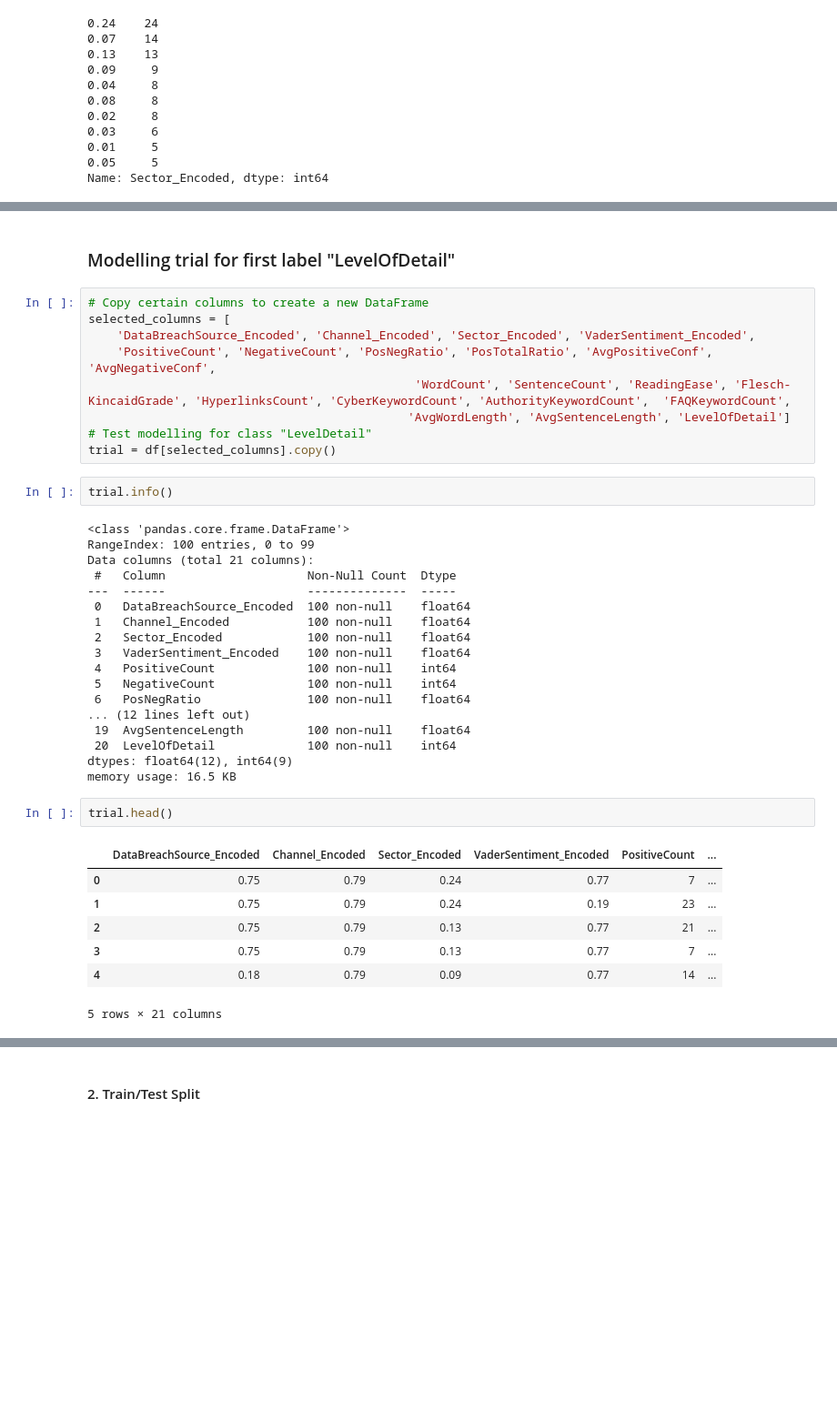
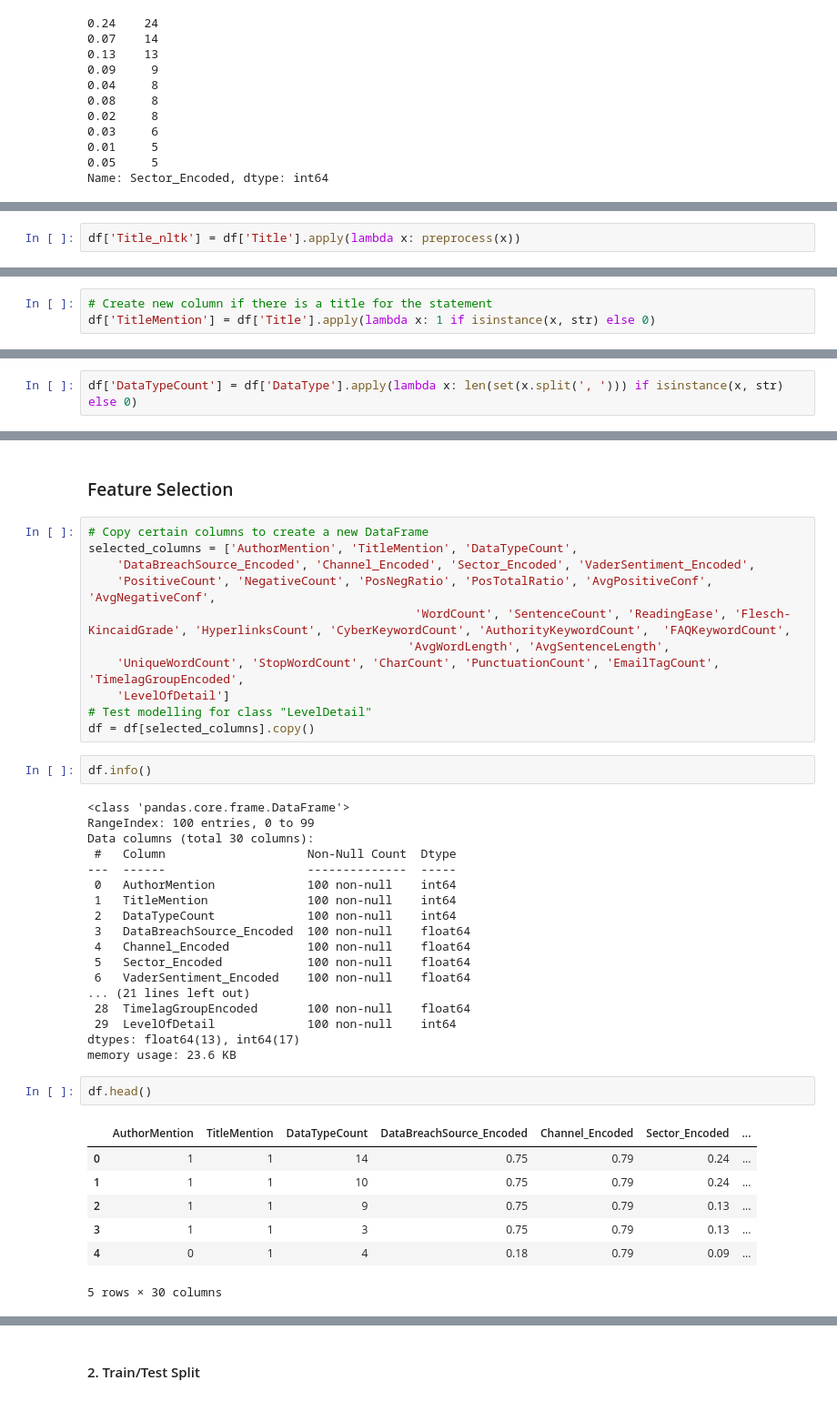
Before and after one commit to nguyenyenchi/Aus_Data_Breach_Statements, a Jupyter notebook: 5.9.2023 Data Prep & Modelling Thesis Data Breach.ipynb, the cells around one changed output, grey strips where cells are left out. Shown at 91% size. Saved outputs shown, nothing was run; the diff lists cells and outputs as text; blank space fills up the shorter version.

```diff
--- a/5.9.2023 Data Prep & Modelling Thesis Data Breach.ipynb
+++ b/5.9.2023 Data Prep & Modelling Thesis Data Breach.ipynb
@@ -57,0 +198,2 @@ Name: Sector_Encoded, dtype: int64
+# %%
+df['Title_nltk'] = df['Title'].apply(lambda x: preprocess(x))
@@ -57,0 +261,3 @@ Name: Sector_Encoded, dtype: int64
+# %%
+# Create new column if there is a title for the statement
+df['TitleMention'] = df['Title'].apply(lambda x: 1 if isinstance(x, str) else 0)
@@ -57,0 +328,2 @@ Name: Sector_Encoded, dtype: int64
+# %%
+df['DataTypeCount'] = df['DataType'].apply(lambda x: len(set(x.split(', '))) if isinstance(x, str) else 0)
@@ -58,41 +361,43 @@ Name: Sector_Encoded, dtype: int64
 # %% [markdown]
-### Modelling trial for first label "LevelOfDetail"
+### Feature Selection
 # %%
 # Copy certain columns to create a new DataFrame
-selected_columns = [
+selected_columns = ['AuthorMention', 'TitleMention', 'DataTypeCount',
     'DataBreachSource_Encoded', 'Channel_Encoded', 'Sector_Encoded', 'VaderSentiment_Encoded',
     'PositiveCount', 'NegativeCount', 'PosNegRatio', 'PosTotalRatio', 'AvgPositiveConf', 'AvgNegativeConf',
                                               'WordCount', 'SentenceCount', 'ReadingEase', 'Flesch-KincaidGrade', 'HyperlinksCount', 'CyberKeywordCount', 'AuthorityKeywordCount',  'FAQKeywordCount',
-                                             'AvgWordLength', 'AvgSentenceLength', 'LevelOfDetail']
+                                             'AvgWordLength', 'AvgSentenceLength',
+    'UniqueWordCount', 'StopWordCount', 'CharCount', 'PunctuationCount', 'EmailTagCount', 'TimelagGroupEncoded',
+    'LevelOfDetail']
 # Test modelling for class "LevelDetail"
-trial = df[selected_columns].copy()
+df = df[selected_columns].copy()
 # %%
-trial.info()
+df.info()
 # %% [output]
 <class 'pandas.core.frame.DataFrame'>
 RangeIndex: 100 entries, 0 to 99
-Data columns (total 21 columns):
+Data columns (total 30 columns):
  #   Column                    Non-Null Count  Dtype
 ---  ------                    --------------  -----
- 0   DataBreachSource_Encoded  100 non-null    float64
- 1   Channel_Encoded           100 non-null    float64
- 2   Sector_Encoded            100 non-null    float64
- 3   VaderSentiment_Encoded    100 non-null    float64
- 4   PositiveCount             100 non-null    int64
- 5   NegativeCount             100 non-null    int64
- 6   PosNegRatio               100 non-null    float64
-... (12 lines left out)
- 19  AvgSentenceLength         100 non-null    float64
- 20  LevelOfDetail             100 non-null    int64
-dtypes: float64(12), int64(9)
-memory usage: 16.5 KB
+ 0   AuthorMention             100 non-null    int64
+ 1   TitleMention              100 non-null    int64
+ 2   DataTypeCount             100 non-null    int64
+ 3   DataBreachSource_Encoded  100 non-null    float64
+ 4   Channel_Encoded           100 non-null    float64
+ 5   Sector_Encoded            100 non-null    float64
+ 6   VaderSentiment_Encoded    100 non-null    float64
+... (21 lines left out)
+ 28  TimelagGroupEncoded       100 non-null    float64
+ 29  LevelOfDetail             100 non-null    int64
+dtypes: float64(13), int64(17)
+memory usage: 23.6 KB
 # %%
-trial.head()
+df.head()
 # %% [output]
-|  | DataBreachSource_Encoded | Channel_Encoded | Sector_Encoded | VaderSentiment_Encoded | PositiveCount | ... |
-| 0 | 0.75 | 0.79 | 0.24 | 0.77 | 7 | ... |
-| 1 | 0.75 | 0.79 | 0.24 | 0.19 | 23 | ... |
-| 2 | 0.75 | 0.79 | 0.13 | 0.77 | 21 | ... |
-| 3 | 0.75 | 0.79 | 0.13 | 0.77 | 7 | ... |
-| 4 | 0.18 | 0.79 | 0.09 | 0.77 | 14 | ... |
+|  | AuthorMention | TitleMention | DataTypeCount | DataBreachSource_Encoded | Channel_Encoded | Sector_Encoded | ... |
+| 0 | 1 | 1 | 14 | 0.75 | 0.79 | 0.24 | ... |
+| 1 | 1 | 1 | 10 | 0.75 | 0.79 | 0.24 | ... |
+| 2 | 1 | 1 | 9 | 0.75 | 0.79 | 0.13 | ... |
+| 3 | 1 | 1 | 3 | 0.75 | 0.79 | 0.13 | ... |
+| 4 | 0 | 1 | 4 | 0.18 | 0.79 | 0.09 | ... |
-5 rows × 21 columns
+5 rows × 30 columns
```
Also changed, not shown: parts of 74 cells of this notebook, 1 other file.
